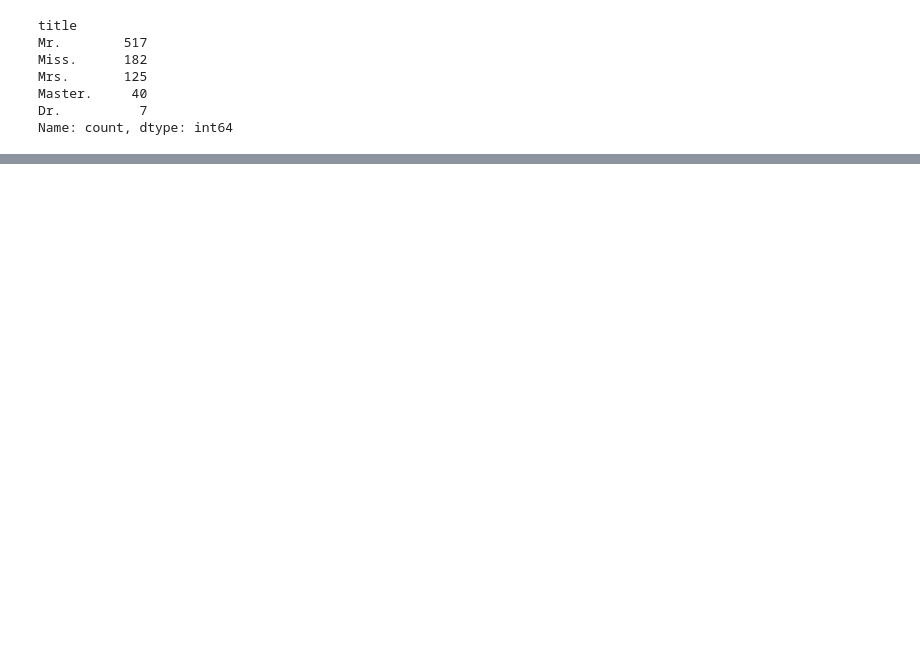
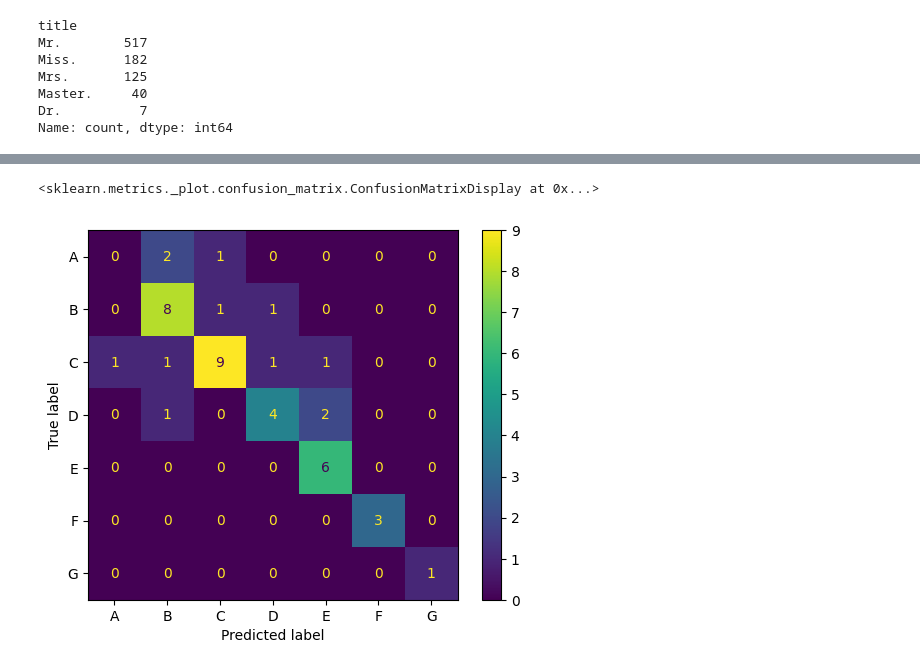
Before and after one commit to dunarand/Kaggle-Titanic-Competition, a Jupyter notebook: notebooks/2 - Data Wrangling.ipynb, the cells around one changed output, grey strips where cells are left out. Saved outputs shown, nothing was run; the diff lists cells and outputs as text; code cells hidden in the pictures; blank space fills up the shorter version.

```diff
--- a/notebooks/2 - Data Wrangling.ipynb
+++ b/notebooks/2 - Data Wrangling.ipynb
@@ -582,0 +758,23 @@ our scope though.
+# %%
+rf = RandomForestClassifier(n_jobs=-1, random_state=seed)
+
+cv = StratifiedKFold(n_splits=3, shuffle=True, random_state=seed)
+
+param_grid = {
+    "n_estimators": np.arange(10, 101, 10),
+    "max_depth": np.arange(3, 16, 2),
+    "min_samples_split": [2, 3, 4],
+    "min_impurity_decrease": [0, 0.000125, 0.00025, 0.005],
+}
+
+clf = GridSearchCV(
+    estimator=rf,
+    param_grid=param_grid,
+    scoring="balanced_accuracy",
+    n_jobs=-1,
+    refit=True,
+    cv=cv,
+    verbose=1,
+)
+
+clf.fit(X_train, y_train)
@@ -582,0 +791,6 @@ our scope though.
+# %%
+y_pred = clf.predict(X_test)
+
+print(f"Accuracy: {balanced_accuracy_score(y_test, y_pred)}")
+
+print(clf.best_params_)
@@ -582,0 +809,11 @@ our scope though.
+# %%
+from sklearn.metrics import ConfusionMatrixDisplay, confusion_matrix
+
+cm = confusion_matrix(y_test, y_pred, labels=clf.classes_)
+
+disp = ConfusionMatrixDisplay(confusion_matrix=cm, display_labels=clf.classes_)
+
+disp.plot()
+# %% [output]
+<sklearn.metrics._plot.confusion_matrix.ConfusionMatrixDisplay at 0x...>
+[figure, added]
```
Also changed, not shown: parts of 57 cells of this notebook, 1 other file.
